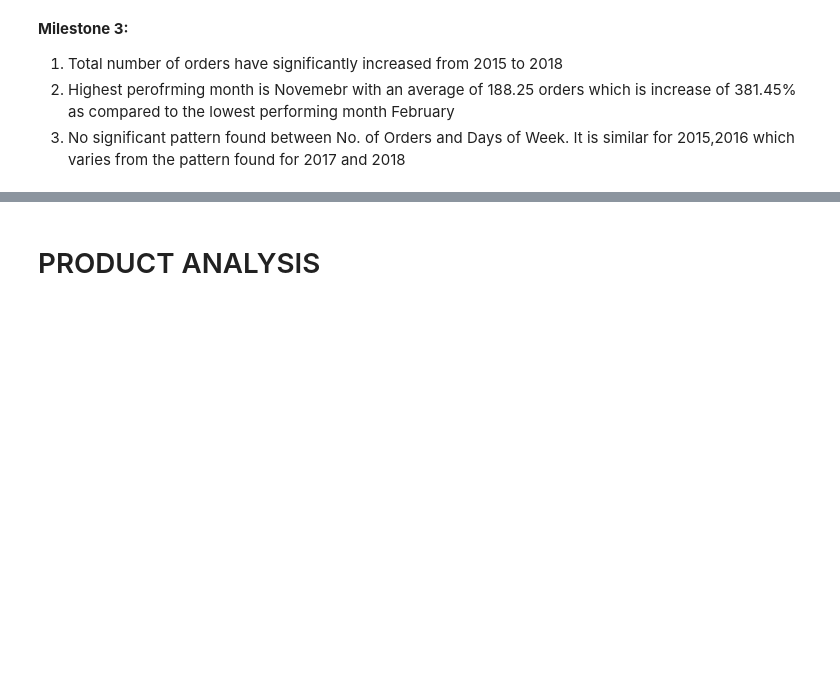
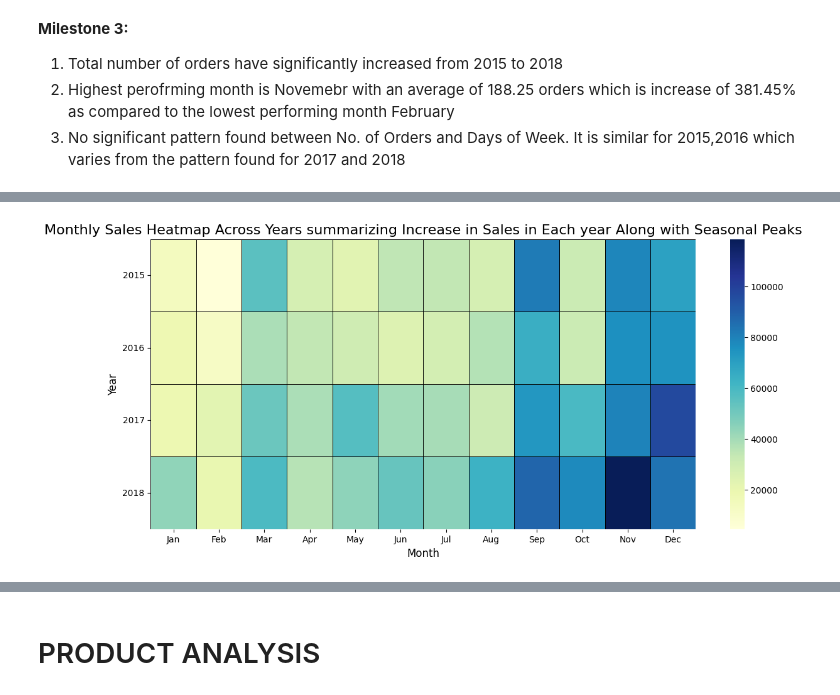
Before and after one commit to CHARUL1601/superstore-sales-profitability-analysis, a Jupyter notebook: Untitled0.ipynb, the cells around one changed output, grey strips where cells are left out. Saved outputs shown, nothing was run; the diff lists cells and outputs as text; code cells hidden in the pictures; blank space fills up the shorter version.

```diff
--- a/Untitled0.ipynb
+++ b/Untitled0.ipynb
@@ -364,0 +424,13 @@ print(f"Mean orders per day were {total_sales["Sales"].mean():.2f}")
+# %%
+monthly_sales_pivot = monthly_sales_analysis.pivot_table(index='Year', columns='Month_Num', values='Sales')
+
+plt.figure(figsize=(14, 6))
+sns.heatmap(monthly_sales_pivot, cmap='YlGnBu', fmt=".2f", linewidths=0.5, linecolor="black")
+plt.title('Monthly Sales Heatmap Across Years summarizing Increase in Sales in Each year Along with Seasonal Peaks', fontsize=16)
+plt.xlabel('Month', fontsize=12)
+plt.ylabel('Year', fontsize=12)
+plt.xticks(ticks=np.arange(12) + 0.5, labels=["Jan", "Feb", "Mar", "Apr", "May", "Jun", "Jul", "Aug", "Sep", "Oct", "Nov", "Dec"])
+plt.yticks(rotation=0)
+plt.show()
+# %% [output]
+[figure, added]
```
Also changed, not shown: parts of 10 cells of this notebook.
